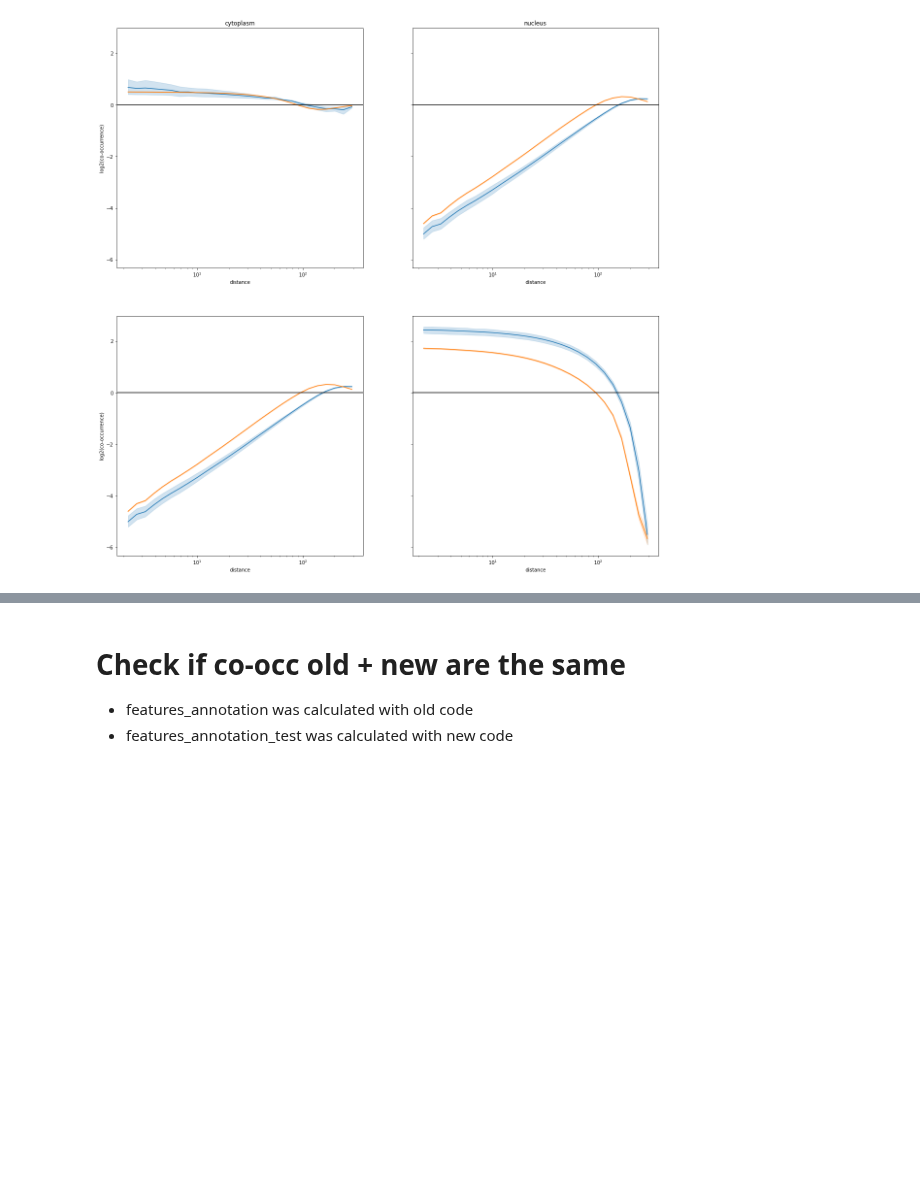
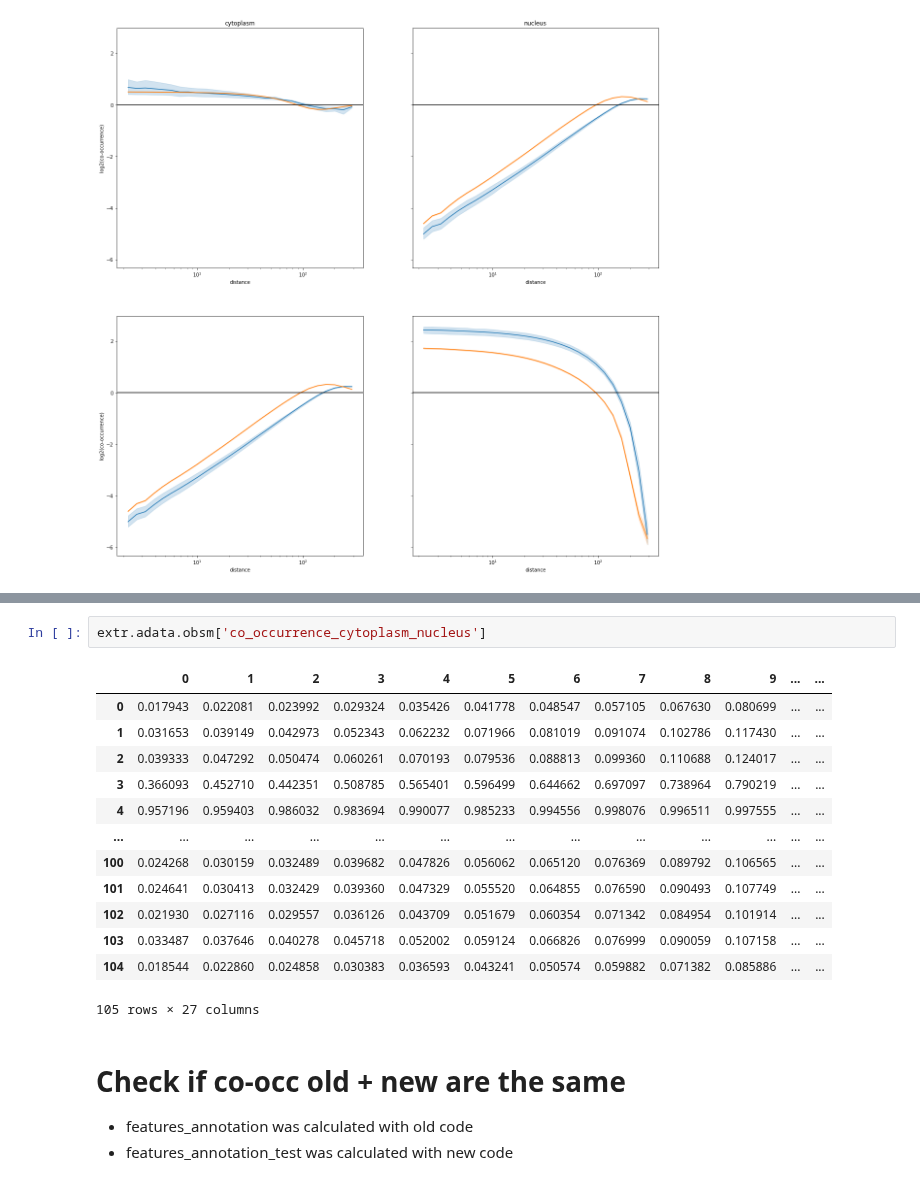
Before and after one commit to theislab/campa_ana, a Jupyter notebook: workflow/check_missing_co_occ.ipynb, the cells around one changed output, grey strips where cells are left out. Cells and saved outputs as stored; diff of their text form; blank space fills up the shorter version.

```diff
--- a/workflow/check_missing_co_occ.ipynb
+++ b/workflow/check_missing_co_occ.ipynb
@@ -122,3 +165,19 @@ plot_co_occurrence_grid(adata, 'siRNA', condition_values=None, legend=False, ci=
+# %%
+extr.adata.obsm['co_occurrence_cytoplasm_nucleus']
+# %% [output]
+|  | 0 | 1 | 2 | 3 | 4 | 5 | 6 | 7 | 8 | 9 | ... | ... |
+| 0 | 0.017943 | 0.022081 | 0.023992 | 0.029324 | 0.035426 | 0.041778 | 0.048547 | 0.057105 | 0.067630 | 0.080699 | ... | ... |
+| 1 | 0.031653 | 0.039149 | 0.042973 | 0.052343 | 0.062232 | 0.071966 | 0.081019 | 0.091074 | 0.102786 | 0.117430 | ... | ... |
+| 2 | 0.039333 | 0.047292 | 0.050474 | 0.060261 | 0.070193 | 0.079536 | 0.088813 | 0.099360 | 0.110688 | 0.124017 | ... | ... |
+| 3 | 0.366093 | 0.452710 | 0.442351 | 0.508785 | 0.565401 | 0.596499 | 0.644662 | 0.697097 | 0.738964 | 0.790219 | ... | ... |
+| 4 | 0.957196 | 0.959403 | 0.986032 | 0.983694 | 0.990077 | 0.985233 | 0.994556 | 0.998076 | 0.996511 | 0.997555 | ... | ... |
+| ... | ... | ... | ... | ... | ... | ... | ... | ... | ... | ... | ... | ... |
+| 100 | 0.024268 | 0.030159 | 0.032489 | 0.039682 | 0.047826 | 0.056062 | 0.065120 | 0.076369 | 0.089792 | 0.106565 | ... | ... |
+| 101 | 0.024641 | 0.030413 | 0.032429 | 0.039360 | 0.047329 | 0.055520 | 0.064855 | 0.076590 | 0.090493 | 0.107749 | ... | ... |
+| 102 | 0.021930 | 0.027116 | 0.029557 | 0.036126 | 0.043709 | 0.051679 | 0.060354 | 0.071342 | 0.084954 | 0.101914 | ... | ... |
+| 103 | 0.033487 | 0.037646 | 0.040278 | 0.045718 | 0.052002 | 0.059124 | 0.066826 | 0.076999 | 0.090059 | 0.107158 | ... | ... |
+| 104 | 0.018544 | 0.022860 | 0.024858 | 0.030383 | 0.036593 | 0.043241 | 0.050574 | 0.059882 | 0.071382 | 0.085886 | ... | ... |
+105 rows × 27 columns
 # %% [markdown]
 # Check if co-occ old + new are the same
 - features_annotation was calculated with old code
```
Also changed, not shown: parts of 8 cells of this notebook, 1 other file.
